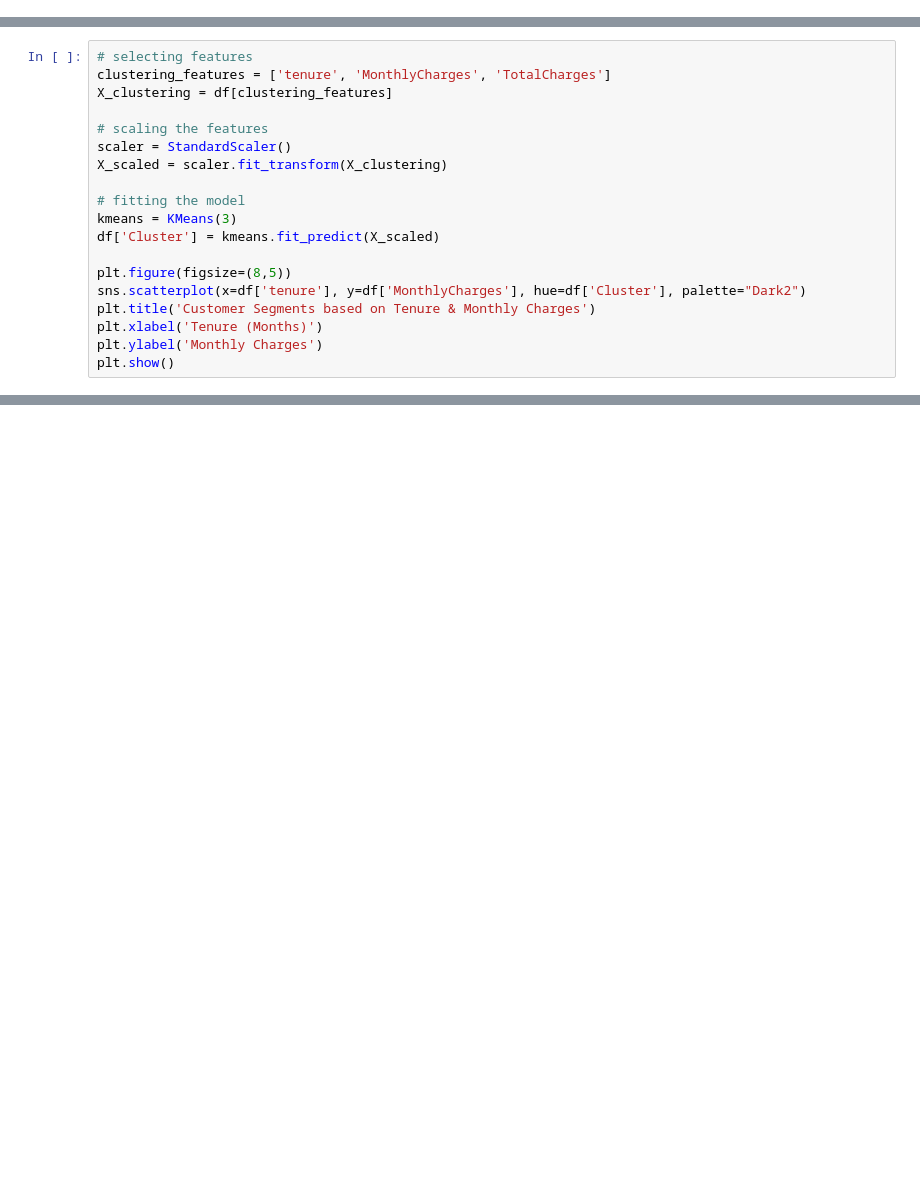
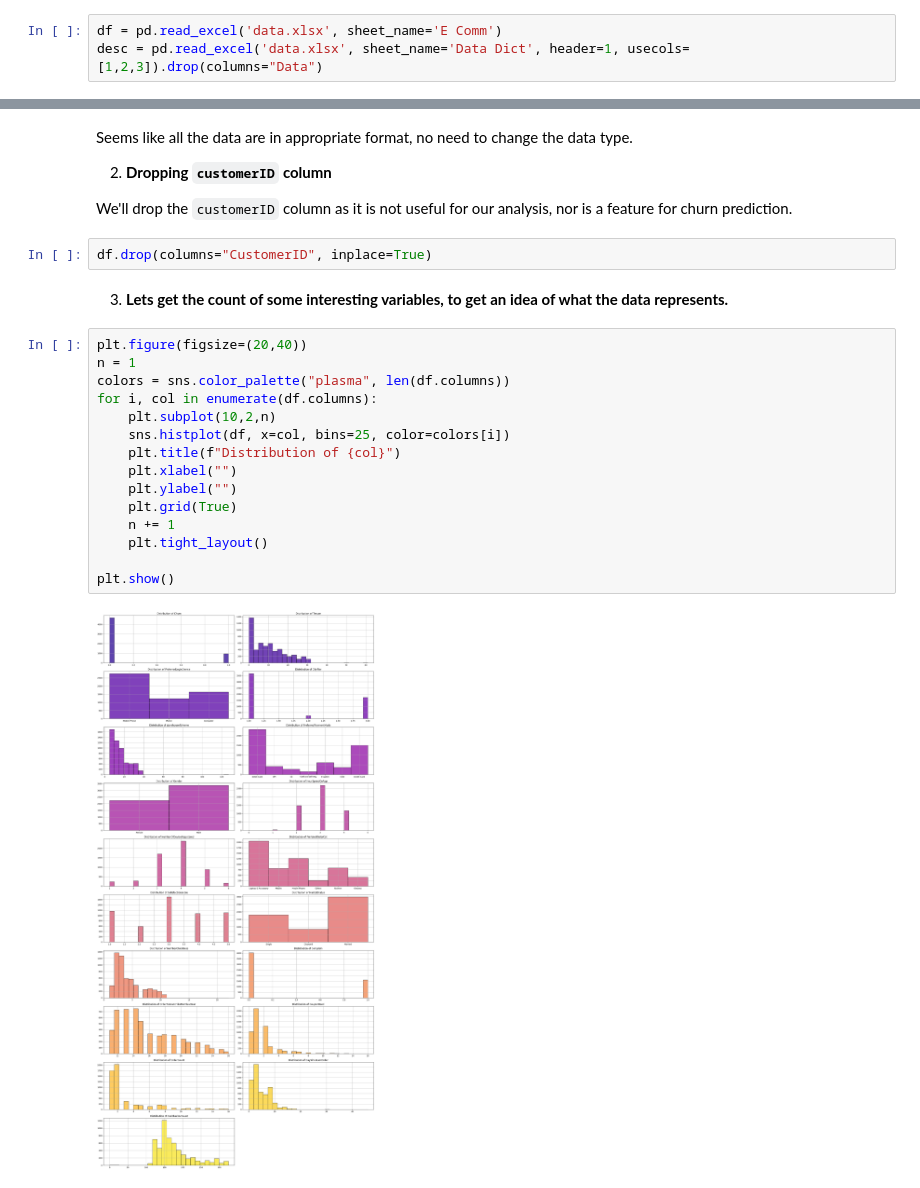
Before and after one commit to SepehrAkbari/LFC-courses, a Jupyter notebook: CSCI-250/Projects/P1/main.ipynb, the cells around one changed output, grey strips where cells are left out. Drawn from its saved outputs; the diff is of its cells as text; blank space fills up the shorter version.

```diff
--- a/CSCI-250/Projects/P1/main.ipynb
+++ b/CSCI-250/Projects/P1/main.ipynb
@@ -29,0 +30,3 @@ df.head()
+# %%
+df = pd.read_excel('data.xlsx', sheet_name='E Comm')
+desc = pd.read_excel('data.xlsx', sheet_name='Data Dict', header=1, usecols=[1,2,3]).drop(columns="Data")
@@ -80,19 +67,0 @@ df.head()
-# %%
-# selecting features
-clustering_features = ['tenure', 'MonthlyCharges', 'TotalCharges']
-X_clustering = df[clustering_features]
-
-# scaling the features
-scaler = StandardScaler()
-X_scaled = scaler.fit_transform(X_clustering)
-
-# fitting the model
-kmeans = KMeans(3)
-df['Cluster'] = kmeans.fit_predict(X_scaled)
-
-plt.figure(figsize=(8,5))
-sns.scatterplot(x=df['tenure'], y=df['MonthlyCharges'], hue=df['Cluster'], palette="Dark2")
-plt.title('Customer Segments based on Tenure & Monthly Charges')
-plt.xlabel('Tenure (Months)')
-plt.ylabel('Monthly Charges')
-plt.show()
@@ -100,0 +90,27 @@ plt.show()
+# %% [markdown]
+Seems like all the data are in appropriate format, no need to change the data type.
+
+2. **Dropping `customerID` column**
+
+We'll drop the `customerID` column as it is not useful for our analysis, nor is a feature for churn prediction.
+# %%
+df.drop(columns="CustomerID", inplace=True)
+# %% [markdown]
+3. **Lets get the count of some interesting variables, to get an idea of what the data represents.**
+# %%
+plt.figure(figsize=(20,40))
+n = 1
+colors = sns.color_palette("plasma", len(df.columns))
+for i, col in enumerate(df.columns):
+    plt.subplot(10,2,n)
+    sns.histplot(df, x=col, bins=25, color=colors[i])
+    plt.title(f"Distribution of {col}")
+    plt.xlabel("")
+    plt.ylabel("")
+    plt.grid(True)
+    n += 1
+    plt.tight_layout()
+
+plt.show()
+# %% [output]
+[figure, added]
```
Also changed, not shown: parts of 39 cells of this notebook, 9 other files.
